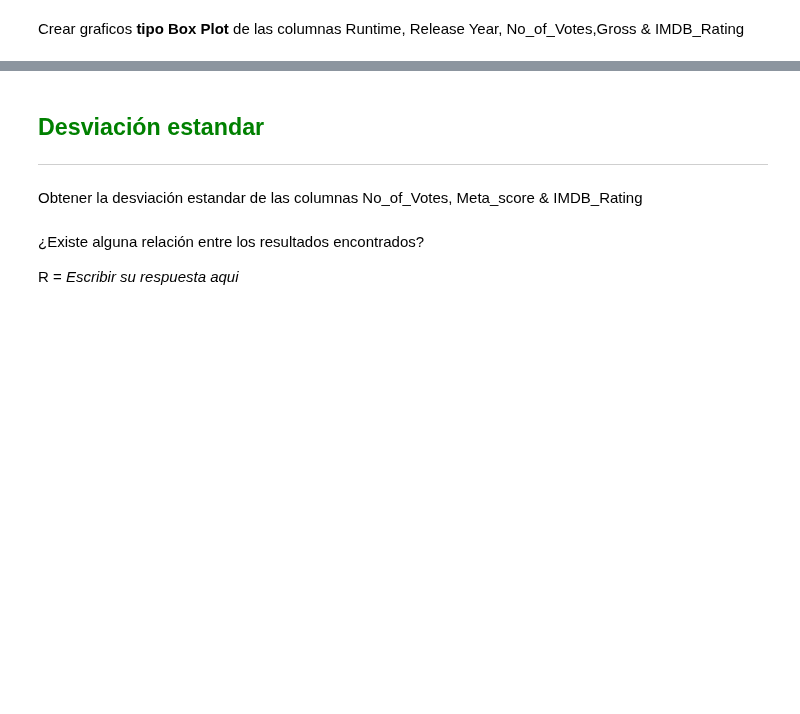
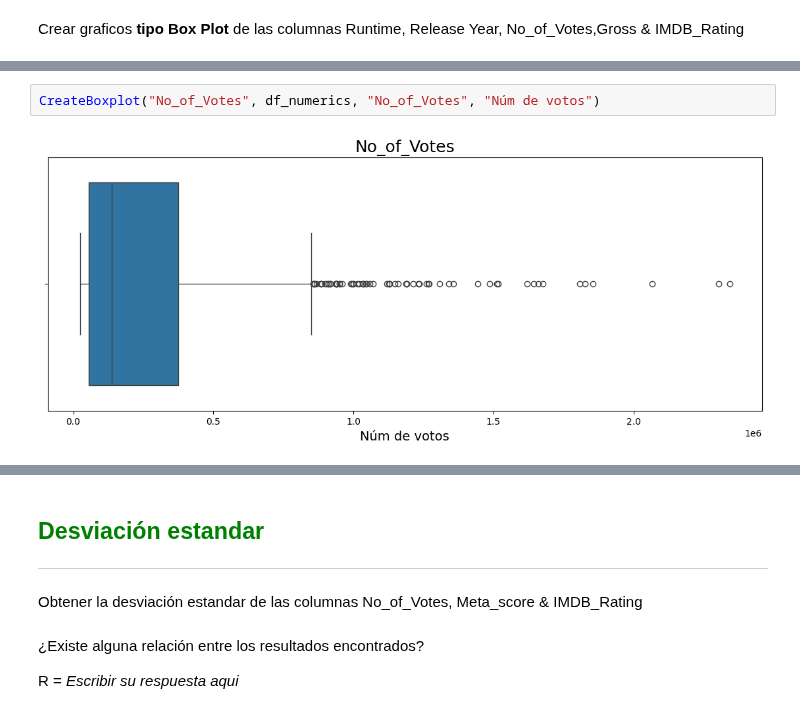
Before and after one commit to mitsiu-carreno/data_science_content, a Jupyter notebook: 2_sem/met_num_2/s13_final_project.ipynb, the cells around one changed output, grey strips where cells are left out. Drawn from its saved outputs; the diff is of its cells as text; blank space fills up the shorter version.

```diff
--- a/2_sem/met_num_2/s13_final_project.ipynb
+++ b/2_sem/met_num_2/s13_final_project.ipynb
@@ -290,0 +354,4 @@ Crear graficos **tipo Box Plot** de las columnas Runtime, Release Year, No_of_Vo
+# %%
+CreateBoxplot("No_of_Votes", df_numerics, "No_of_Votes", "Núm de votos")
+# %% [output]
+[figure, added]
```
Also changed, not shown: parts of 12 cells of this notebook, 1 other file.
